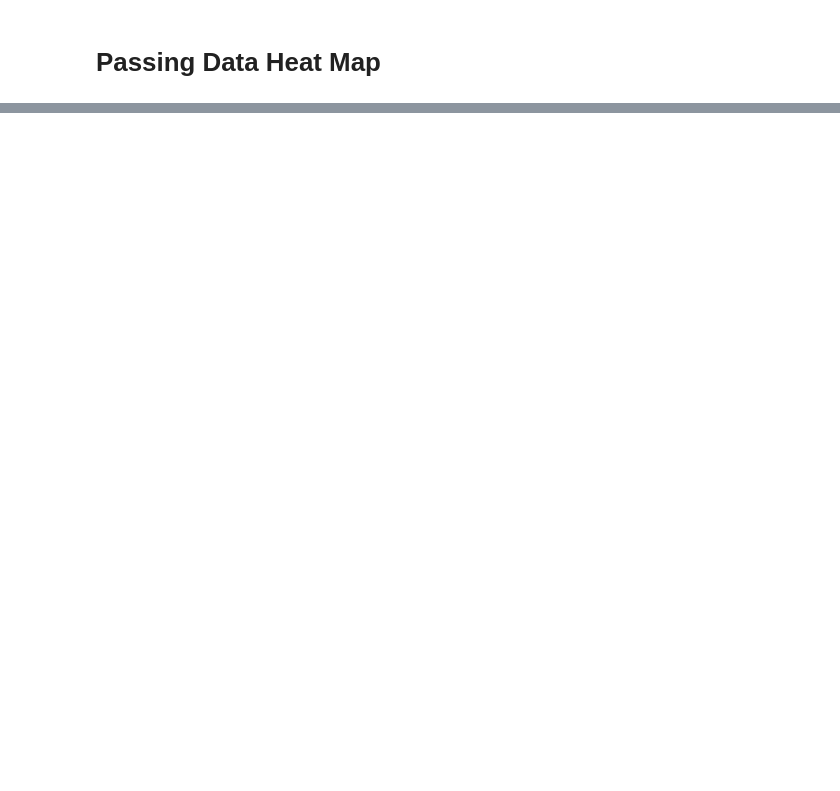
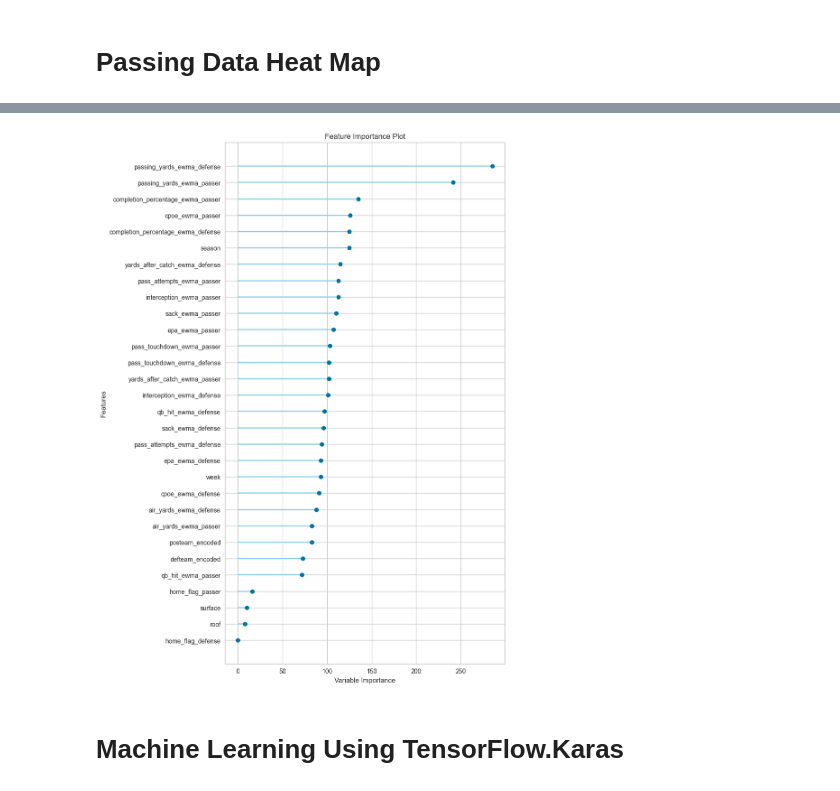
Before and after one commit to JP5252/NFL-Data-Analysis, a Jupyter notebook: NFL_Player_Data_Analysis.ipynb, the cells around one changed output, grey strips where cells are left out. Drawn from its saved outputs; the diff is of its cells as text; code cells hidden in the pictures; blank space fills up the shorter version.

Commit message:
initial model creation

```diff
--- a/NFL_Player_Data_Analysis.ipynb
+++ b/NFL_Player_Data_Analysis.ipynb
@@ -73,0 +210,3 @@ setup = setup(data = df, target = 'passing_yards', session_id=123)
+# %%
+#train lightgbm 10 more times since it was our best model
+lightgbm = create_model('lightgbm', fold=10)
@@ -73,0 +230,4 @@ setup = setup(data = df, target = 'passing_yards', session_id=123)
+# %%
+# plot how important
+plot_model(lightgbm, plot='feature_all')
+# %% [output]
@@ -73,0 +235,3 @@ setup = setup(data = df, target = 'passing_yards', session_id=123)
+[figure, added]
+# %% [markdown]
+# Machine Learning Using TensorFlow.Karas
```
Also changed, not shown: parts of 21 cells of this notebook.
